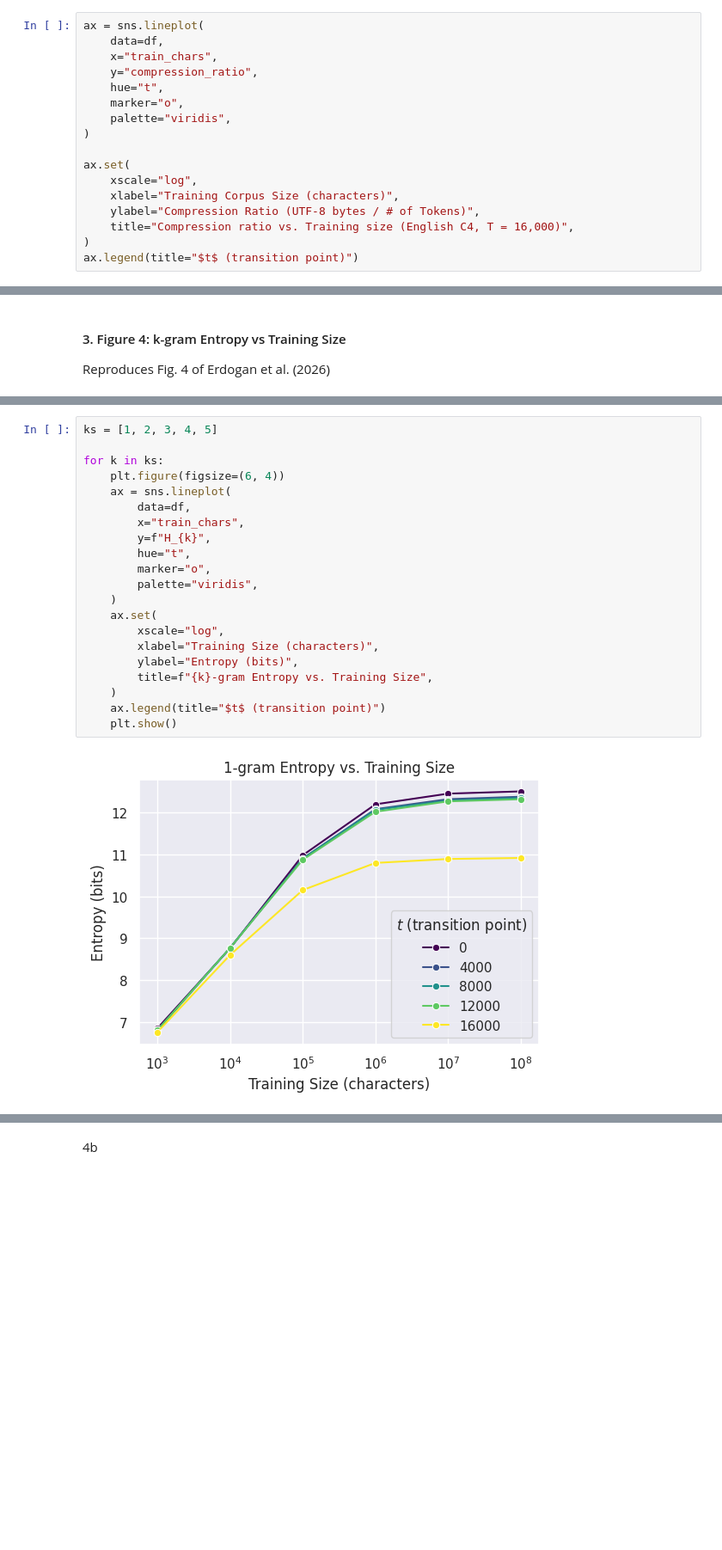
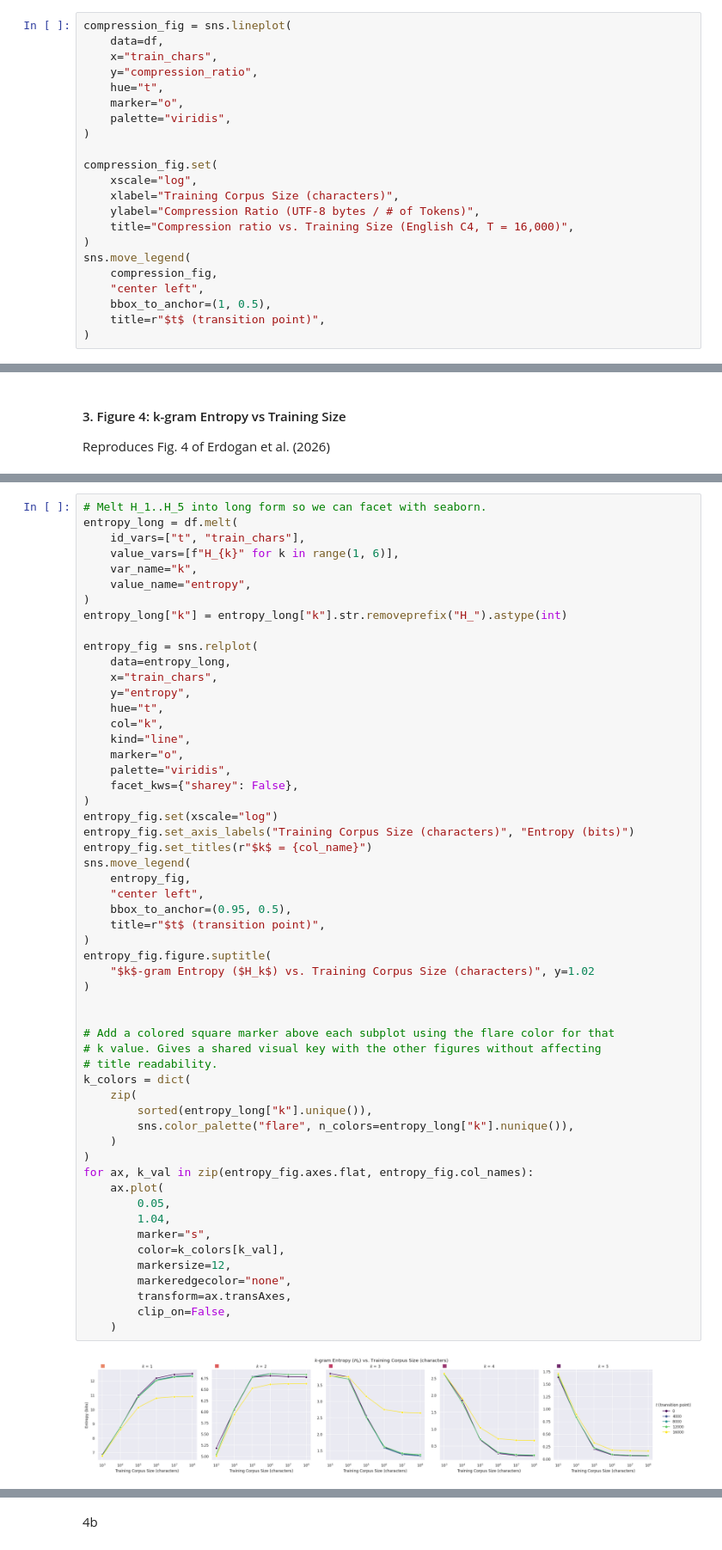
Before and after one commit to vincentczhou/cse493s-spring26-project, a Jupyter notebook: notebooks/figures.ipynb, the cells around one changed output, grey strips where cells are left out. Shown at 86% size. Saved outputs shown, nothing was run; the diff lists cells and outputs as text; blank space fills up the shorter version.

```diff
--- a/notebooks/figures.ipynb
+++ b/notebooks/figures.ipynb
@@ -37,7 +35,7 @@ df.head()
 
 Reproduces Fig. 2 of Erdogan et al. (2026) for English C4 at vocab size 16,000. One line per SuperBPE transition point $t$. Higher = more compressive (fewer tokens per byte).
 # %%
-ax = sns.lineplot(
+compression_fig = sns.lineplot(
     data=df,
     x="train_chars",
     y="compression_ratio",
@@ -46,11 +44,16 @@ ax = sns.lineplot(
     palette="viridis",
 )
 
-ax.set(
+compression_fig.set(
     xscale="log",
     xlabel="Training Corpus Size (characters)",
     ylabel="Compression Ratio (UTF-8 bytes / # of Tokens)",
-    title="Compression ratio vs. Training size (English C4, T = 16,000)",
+    title="Compression ratio vs. Training Size (English C4, T = 16,000)",
 )
-ax.legend(title="$t$ (transition point)")
+sns.move_legend(
+    compression_fig,
+    "center left",
+    bbox_to_anchor=(1, 0.5),
+    title=r"$t$ (transition point)",
+)
 # %% [output]
@@ -65,23 +67,57 @@ Reproduces Fig. 4 of Erdogan et al. (2026)
 # %%
-ks = [1, 2, 3, 4, 5]
+# Melt H_1..H_5 into long form so we can facet with seaborn.
+entropy_long = df.melt(
+    id_vars=["t", "train_chars"],
+    value_vars=[f"H_{k}" for k in range(1, 6)],
+    var_name="k",
+    value_name="entropy",
+)
+entropy_long["k"] = entropy_long["k"].str.removeprefix("H_").astype(int)
 
-for k in ks:
-    plt.figure(figsize=(6, 4))
-    ax = sns.lineplot(
-        data=df,
-        x="train_chars",
-        y=f"H_{k}",
-        hue="t",
-        marker="o",
-        palette="viridis",
+entropy_fig = sns.relplot(
+    data=entropy_long,
+    x="train_chars",
+    y="entropy",
+    hue="t",
+    col="k",
+    kind="line",
+    marker="o",
+    palette="viridis",
+    facet_kws={"sharey": False},
+)
+entropy_fig.set(xscale="log")
+entropy_fig.set_axis_labels("Training Corpus Size (characters)", "Entropy (bits)")
+entropy_fig.set_titles(r"$k$ = {col_name}")
+sns.move_legend(
+    entropy_fig,
+    "center left",
+    bbox_to_anchor=(0.95, 0.5),
+    title=r"$t$ (transition point)",
+)
+entropy_fig.figure.suptitle(
+    "$k$-gram Entropy ($H_k$) vs. Training Corpus Size (characters)", y=1.02
+)
+
+
+# Add a colored square marker above each subplot using the flare color for that
+# k value. Gives a shared visual key with the other figures without affecting
+# title readability.
+k_colors = dict(
+    zip(
+        sorted(entropy_long["k"].unique()),
+        sns.color_palette("flare", n_colors=entropy_long["k"].nunique()),
     )
-    ax.set(
-        xscale="log",
-        xlabel="Training Size (characters)",
-        ylabel="Entropy (bits)",
-        title=f"{k}-gram Entropy vs. Training Size",
+)
+for ax, k_val in zip(entropy_fig.axes.flat, entropy_fig.col_names):
+    ax.plot(
+        0.05,
+        1.04,
+        marker="s",
+        color=k_colors[k_val],
+        markersize=12,
+        markeredgecolor="none",
+        transform=ax.transAxes,
+        clip_on=False,
     )
-    ax.legend(title="$t$ (transition point)")
-    plt.show()
 # %% [output]
-[figure, old version]
+[figure, new version]
```
Also changed, not shown: parts of 7 cells of this notebook.
